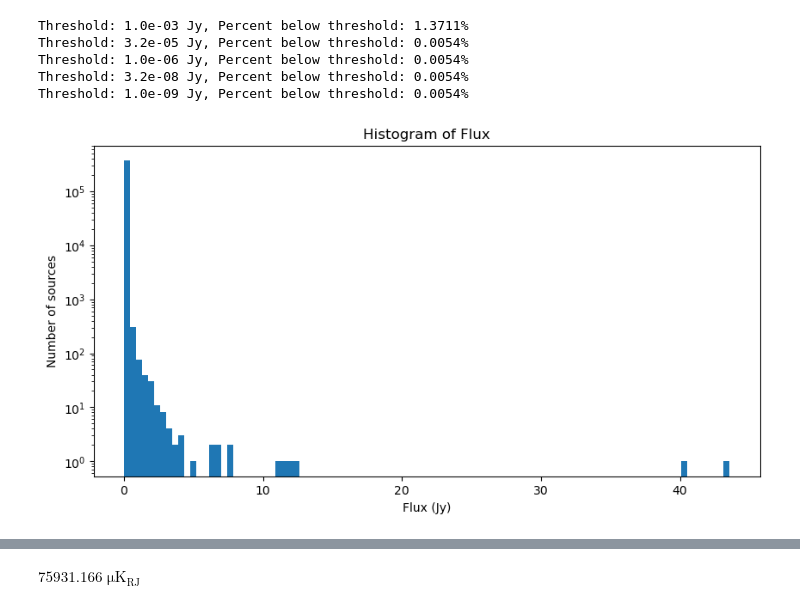
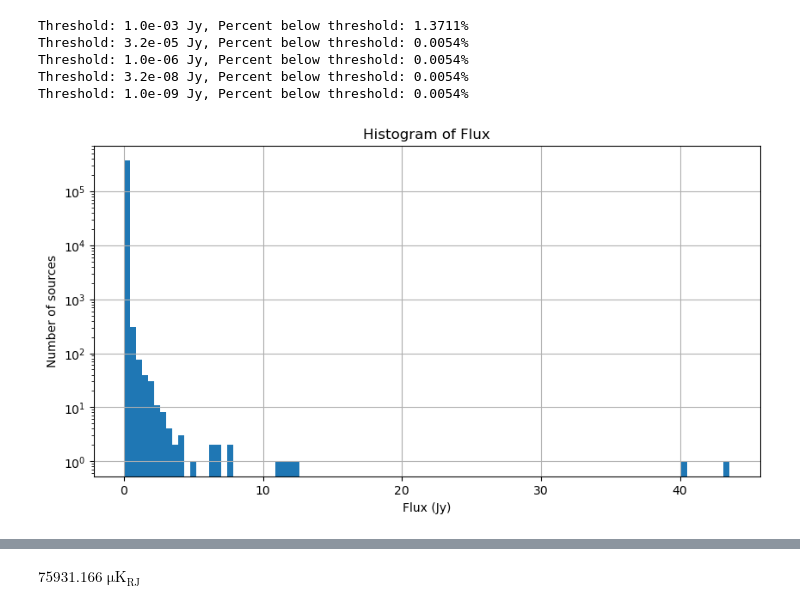
Before and after one commit to galsci/pysm, a Jupyter notebook: docs/preprocess-templates/catalog/compare_catalog_to_original_websky.ipynb, the cells around one changed output, grey strips where cells are left out. Saved outputs shown, nothing was run; the diff lists cells and outputs as text; code cells hidden in the pictures.

```diff
--- a/docs/preprocess-templates/catalog/compare_catalog_to_original_websky.ipynb
+++ b/docs/preprocess-templates/catalog/compare_catalog_to_original_websky.ipynb
@@ -68,12 +51,13 @@ Threshold: 1.0e-09 Jy, Percent below threshold: 0.0054%
 # %%
 plt.figure(figsize=(10, 5))
 plt.hist(flux.value, bins=100, log=True)
 plt.xlabel('Flux (Jy)')
 plt.ylabel('Number of sources')
 plt.title('Histogram of Flux')
+plt.grid()
 plt.show()
 # %% [output]
-[figure, old version]
+[figure, new version]
 # %%
 bright = sky.get_emission(
     freq,
```
Also changed, not shown: parts of 7 cells of this notebook.
